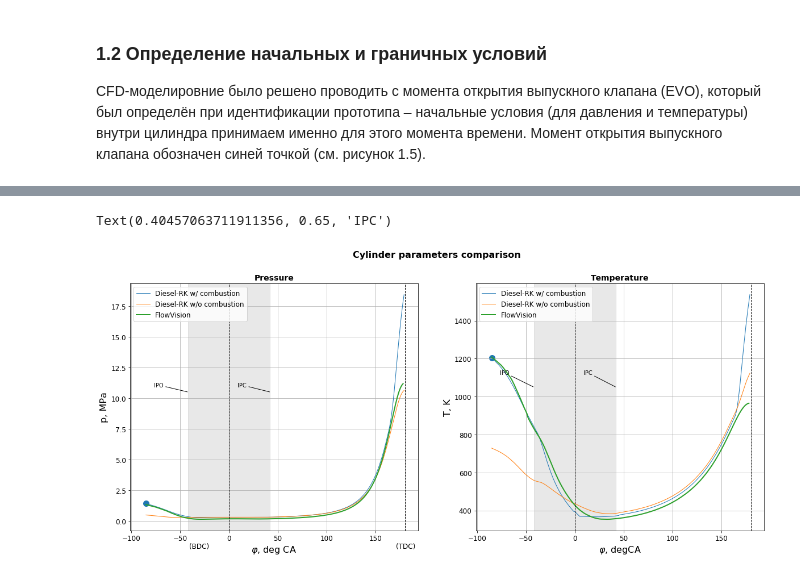
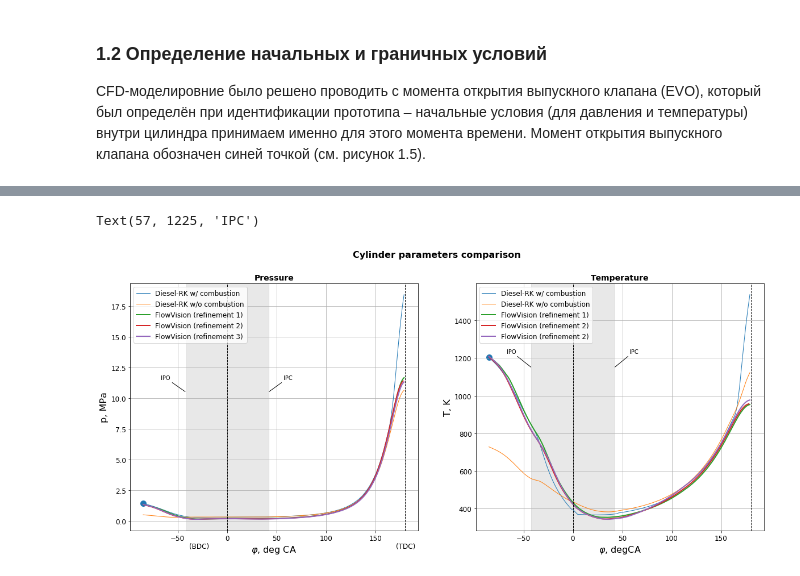
Before and after one commit to staneuski/dualFuelEngine, a Jupyter notebook: etc/FlowVision/MAN_BnW.ipynb, the cells around one changed output, grey strips where cells are left out. Drawn from its saved outputs; the diff is of its cells as text; code cells hidden in the pictures.

```diff
--- a/etc/FlowVision/MAN_BnW.ipynb
+++ b/etc/FlowVision/MAN_BnW.ipynb
@@ -432,22 +661,26 @@ TCylGloMatrix = pd.read_csv(
 # %%
 ''' Integal paramaters in the cylinder '''
 
+p_quarterRefinement1, T_quarterRefinement1 = getCylFlowVisionData('quarterMaxRefinement1_deltaT2CA')
+p_quarterRefinement2, T_quarterRefinement2 = getCylFlowVisionData('quarterMaxRefinement2_deltaT025CA')
+p_quarterRefinement3, T_quarterRefinement3 = getCylFlowVisionData('quarterMaxRefinement3_deltaT025CA')
+
 #- Pressure
 plt.figure(
-    figsize = (xFigSize, yFigSize)#, dpi = 80, facecolor = 'w', edgecolor = 'k'
+    figsize = (xFigSize, yFigSize)
 ).suptitle(
     'Cylinder parameters comparison', fontweight='bold', fontsize = titleFontSize
 )
 plt.subplot(121).set_title(
     f'Pressure', fontweight = 'bold', fontsize = subplotFontSize
 )
+plt.scatter(-EVO, p_DrkWCom[0]*1e-06, s = 100, marker='o')
 plt.plot(
     range(-EVO, 180),
     p_DrkWCom*1e-06,
     linewidth = linewidthLight,
     label = 'Diesel-RK w/ combustion'
 )
-plt.scatter(-EVO, p_DrkWCom[0]*1e-06, s = 100, marker='o')
 plt.plot(
     range(-EVO, 180),
     p_DrkWoCom*1e-06,
@@ -455,10 +688,22 @@ plt.plot(
     label = 'Diesel-RK w/o combustion'
 )
 plt.plot(
-    range(-EVO, len(pCylGloMatrix['AverageByMass']) - EVO),
-    pCylGloMatrix['AverageByMass']*1e-06,
+    range(-EVO, len(p_quarterRefinement1['AverageByMass']) - EVO),
+    p_quarterRefinement1['AverageByMass']*1e-06,
     linewidth = linewidthHeavy,
-    label = 'FlowVision'
+    label = 'FlowVision (refinement 1)'
+)
+plt.plot(
+    range(-EVO, len(p_quarterRefinement2['AverageByMass']) - EVO),
+    p_quarterRefinement2['AverageByMass']*1e-06,
+    linewidth = linewidthHeavy,
+    label = 'FlowVision (refinement 2)'
+)
+plt.plot(
+    range(-EVO, len(p_quarterRefinement3['AverageByMass']) - EVO),
+    p_quarterRefinement3['AverageByMass']*1e-06,
+    linewidth = linewidthHeavy,
+    label = 'FlowVision (refinement 3)'
 )
 plt.xticks( fontsize = ticksFontSize );    plt.yticks( fontsize = ticksFontSize )
 plt.grid( True );    plt.legend( loc = 'best', fontsize = legendFontSize )
@@ -491,15 +736,13 @@ plt.axvline(
 )
 plt.axvspan(-IPO, IPC, alpha=0.18, color='grey')
 plt.annotate(
-    'IPO', xy = (-IPO, 10.5),  xycoords = 'data',
-    xytext = (IPO/len(phi), 0.6), textcoords = 'axes fraction',
-    horizontalalignment = 'right', verticalalignment = 'top',
+    'IPO', xy = (-IPO, 10.5), xycoords = 'data',
+    xytext = (-(IPO + 25), 11.5),
     arrowprops = dict(arrowstyle = "-", shrinkB = 1)
 )
 plt.annotate(
-    'IPC', xy = (IPC, 10.5),  xycoords = 'data',
-    xytext = ((IPC + EVO)/len(phi)*1.15, 0.6), textcoords = 'axes fraction',
-    horizontalalignment = 'right', verticalalignment = 'top',
+    'IPC', xy = (IPO, 10.5), xycoords = 'data',
+    xytext = (IPO + 15, 11.5),
     arrowprops = dict(arrowstyle = "-", shrinkB = 1)
 )
 
@@ -508,13 +751,13 @@ plt.annotate(
 plt.subplot(122).set_title(
     f'Temperature', fontweight = 'bold', fontsize = subplotFontSize
 )
+plt.scatter(-EVO, T_DrkWCom[0], s = 100, marker = 'o')
 plt.plot(
     range(-EVO, 180),
     T_DrkWCom,
     linewidth = linewidthLight,
     label = 'Diesel-RK w/ combustion'
 )
-plt.scatter(-EVO, T_DrkWCom[0], s = 100, marker = 'o')
 plt.plot(
     range(-EVO, 180),
     T_DrkWoCom,
@@ -522,41 +765,51 @@ plt.plot(
     label = 'Diesel-RK w/o combustion'
 )
 plt.plot(
-    range(-EVO, len(TCylGloMatrix['AverageByMass']) - EVO),
-    TCylGloMatrix['AverageByMass'] + 273,
+    range(-EVO, len(T_quarterRefinement1['AverageByMass']) - EVO),
+    T_quarterRefinement1['AverageByMass'] + 273,
     linewidth = linewidthHeavy,
-    label = 'FlowVision'
+    label = 'FlowVision (refinement 1)'
+)
+plt.plot(
+    range(-EVO, len(T_quarterRefinement2['AverageByMass']) - EVO),
+    T_quarterRefinement2['AverageByMass'] + 273,
+    linewidth = linewidthHeavy,
+    label = 'FlowVision (refinement 2)'
+)
+plt.plot(
+    range(-EVO, len(T_quarterRefinement3['AverageByMass']) - EVO),
+    T_quarterRefinement3['AverageByMass'] + 273,
+    linewidth = linewidthHeavy,
+    label = 'FlowVision (refinement 2)'
 )
 plt.xticks( fontsize = ticksFontSize );    plt.yticks( fontsize = ticksFontSize )
 plt.grid( True );    plt.legend( loc = 'best', fontsize = legendFontSize )
 plt.xlabel( '$\\varphi$, degCA', fontsize = labelFontSize )
 plt.ylabel( 'T, K', fontsize = labelFontSize )
 
 plt.axvline(
     x = 0,
     linewidth = 1,
     color = 'black',
     linestyle = '--'
 )
 plt.axvline(
     x = 180,
     linewidth = 1,
     color = 'black',
     linestyle = '--'
 )
 plt.axvspan(-IPO, IPC, alpha=0.18, color='grey')
 plt.annotate(
-    'IPO', xy = (-IPO, 1050), xycoords = 'data',
-    xytext = (IPO/len(phi), 0.65), textcoords = 'axes fraction',
-    horizontalalignment = 'right', verticalalignment = 'top',
+    'IPO', xy = (-IPO, 1150), xycoords = 'data',
+    xytext = (-(IPO + 25), 1225),
     arrowprops = dict(arrowstyle = "-", shrinkB = 1)
 )
 plt.annotate(
-    'IPC', xy = (IPC, 1050), xycoords = 'data',
-    xytext = ((IPC + EVO)/len(phi)*1.15, 0.65), textcoords = 'axes fraction',
-    horizontalalignment = 'right', verticalalignment = 'top',
+    'IPC', xy = (IPO, 1150), xycoords = 'data',
+    xytext = (IPO + 15, 1225),
     arrowprops = dict(arrowstyle = "-", shrinkB = 1)
 )
 # %% [output]
-Text(0.40457063711911356, 0.65, 'IPC')
+Text(57, 1225, 'IPC')
-[figure, old version]
+[figure, new version]
```
Also changed, not shown: parts of 27 cells of this notebook, 3 other files.
